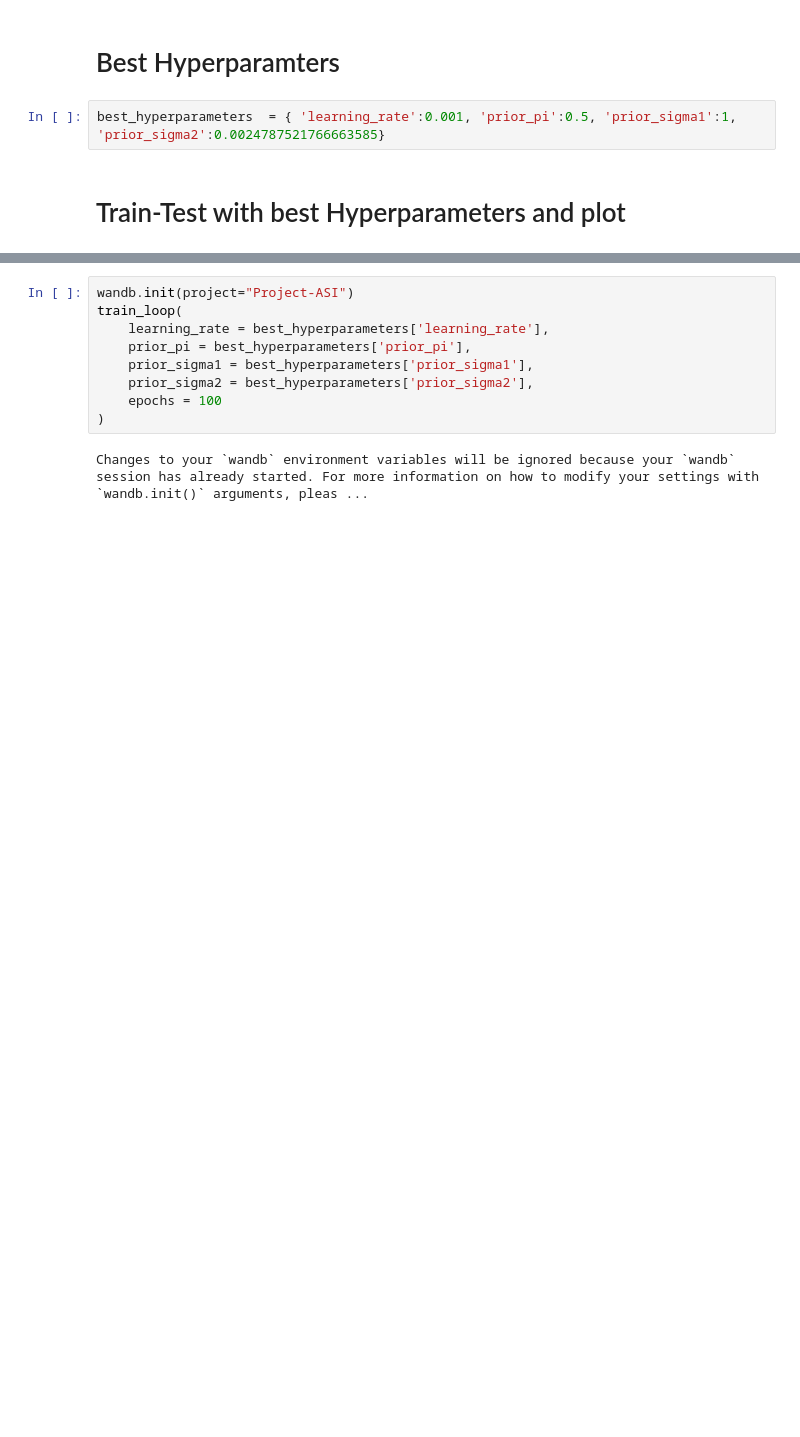
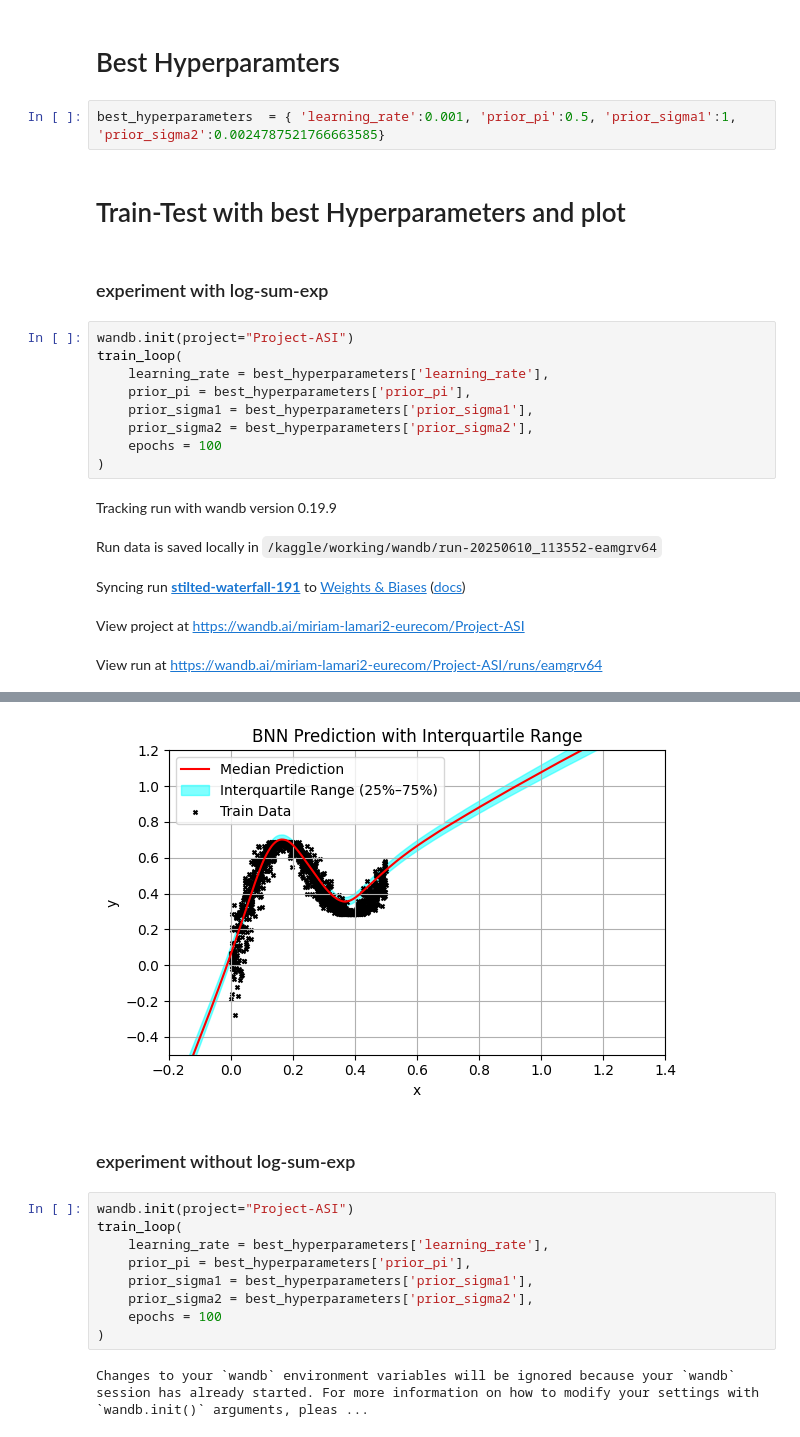
Before and after one commit to miriam-16/asi-weight-uncertainty-nn, a Jupyter notebook: project-weight-uncertainty-in-neural-networks-regression.ipynb, the cells around one changed output, grey strips where cells are left out. Saved outputs shown, nothing was run; the diff lists cells and outputs as text; blank space fills up the shorter version.

```diff
--- a/project-weight-uncertainty-in-neural-networks-regression.ipynb
+++ b/project-weight-uncertainty-in-neural-networks-regression.ipynb
@@ -395,3 +400,20 @@ sweep_configuration = {
 best_hyperparameters  = { 'learning_rate':0.001, 'prior_pi':0.5, 'prior_sigma1':1, 'prior_sigma2':0.0024787521766663585}
 # %% [markdown]
 # Train-Test with best Hyperparameters and plot
+# %% [markdown]
+### experiment with log-sum-exp
+# %%
+wandb.init(project="Project-ASI")
+train_loop(
+    learning_rate = best_hyperparameters['learning_rate'],
+    prior_pi = best_hyperparameters['prior_pi'],
+    prior_sigma1 = best_hyperparameters['prior_sigma1'],
+    prior_sigma2 = best_hyperparameters['prior_sigma2'],
+    epochs = 100
+)
+# %% [output]
+Tracking run with wandb version 0.19.9
+Run data is saved locally in /kaggle/working/wandb/run-20250610_113552-eamgrv64
+Syncing run stilted-waterfall-191 to Weights & Biases (docs)
+View project at https://wandb.ai/miriam-lamari2-eurecom/Project-ASI
+View run at https://wandb.ai/miriam-lamari2-eurecom/Project-ASI/runs/eamgrv64
@@ -398,3 +437,6 @@ best_hyperparameters  = { 'learning_rate':0.001, 'prior_pi':0.5, 'prior_sigma1':
+[figure, added]
+# %% [markdown]
+### experiment without log-sum-exp
 # %%
 wandb.init(project="Project-ASI")
 train_loop(
```
Also changed, not shown: parts of 3 cells of this notebook.
